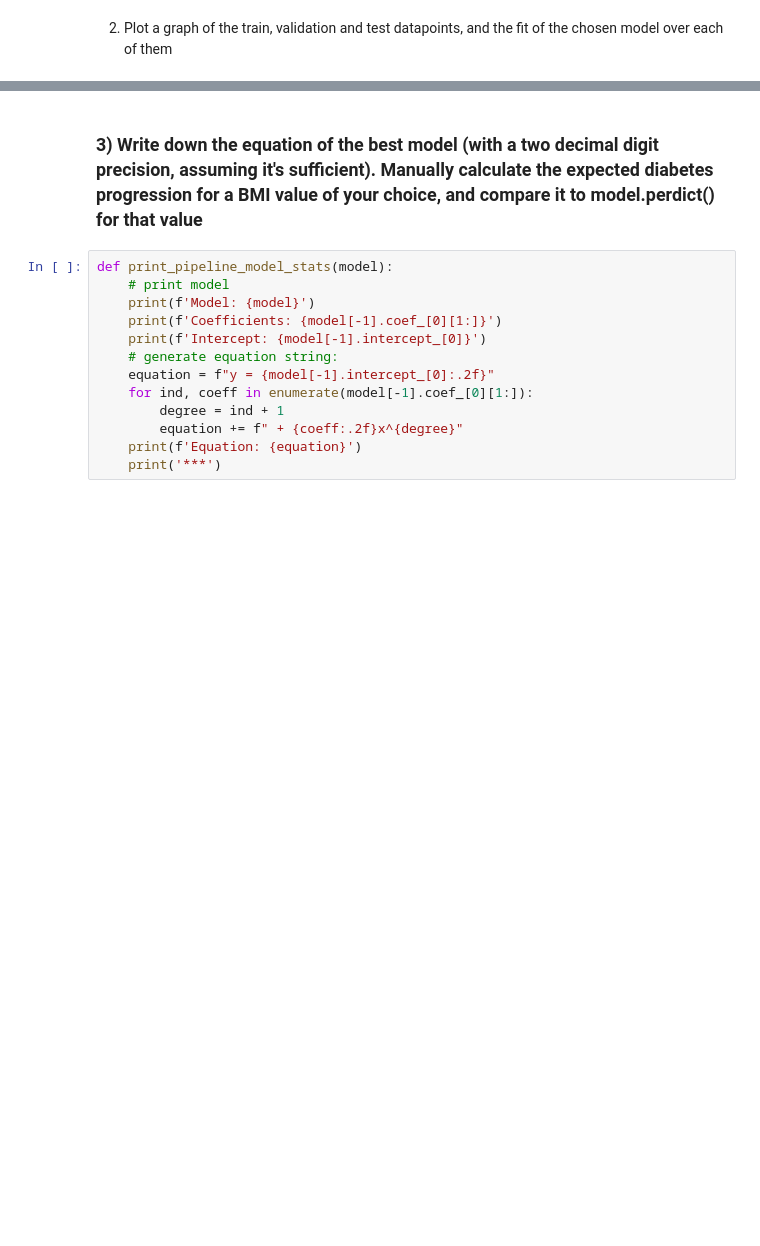
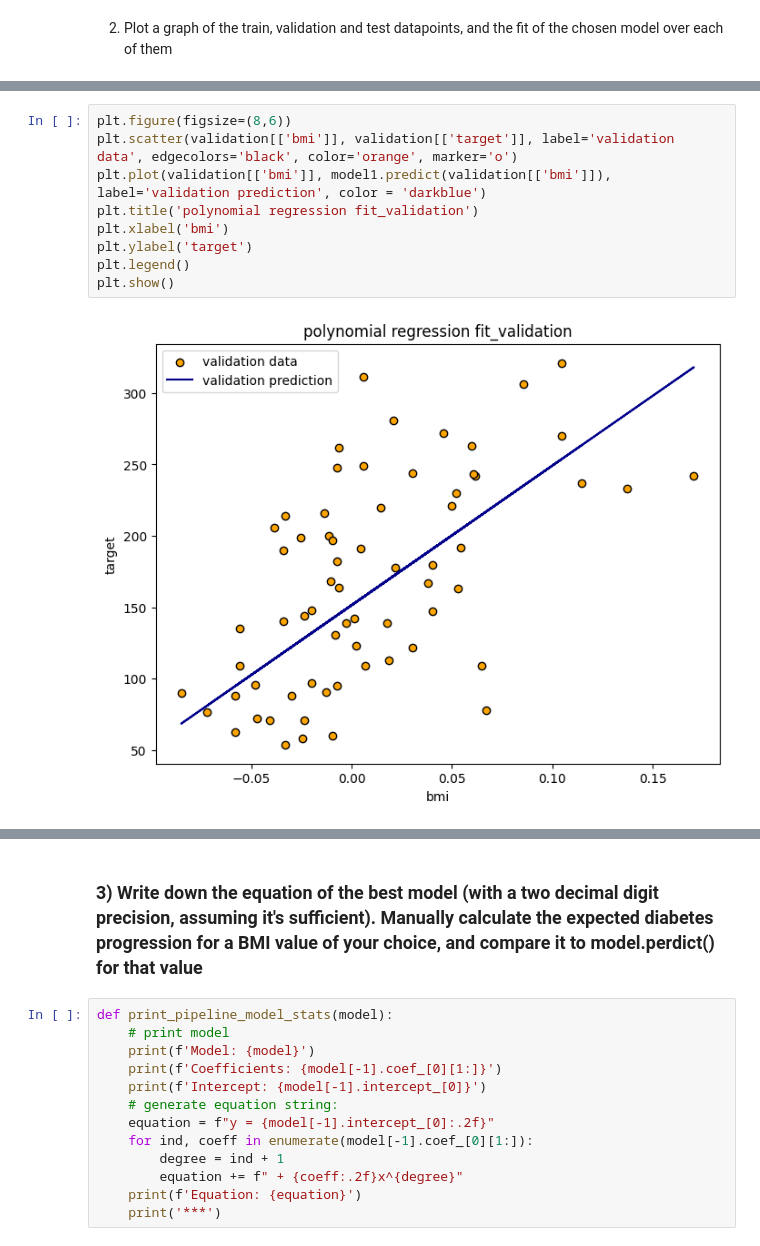
Before and after one commit to dut0817/CSCN8010-labs, a Jupyter notebook: risk_of_diabetes.ipynb, the cells around one changed output, grey strips where cells are left out. Cells and saved outputs as stored; diff of their text form; blank space fills up the shorter version.

```diff
--- a/risk_of_diabetes.ipynb
+++ b/risk_of_diabetes.ipynb
@@ -289,0 +273,11 @@ plot_model(test_X['bmi'], test['target'], model1)
+# %%
+plt.figure(figsize=(8,6))
+plt.scatter(validation[['bmi']], validation[['target']], label='validation data', edgecolors='black', color='orange', marker='o')
+plt.plot(validation[['bmi']], model1.predict(validation[['bmi']]), label='validation prediction', color = 'darkblue')
+plt.title('polynomial regression fit_validation')
+plt.xlabel('bmi')
+plt.ylabel('target')
+plt.legend()
+plt.show()
+# %% [output]
+[figure, added]
```
Also changed, not shown: parts of 20 cells of this notebook, 1 other file.
